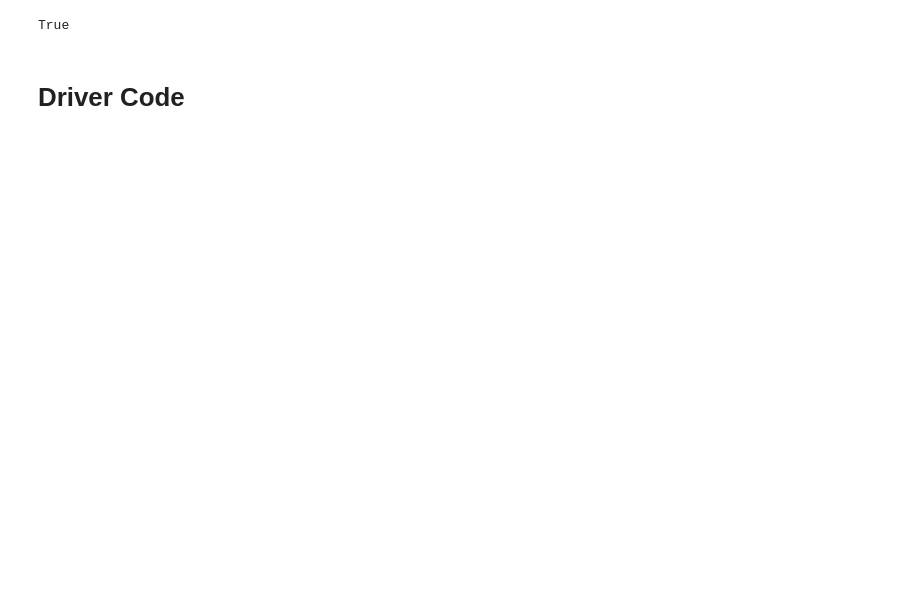
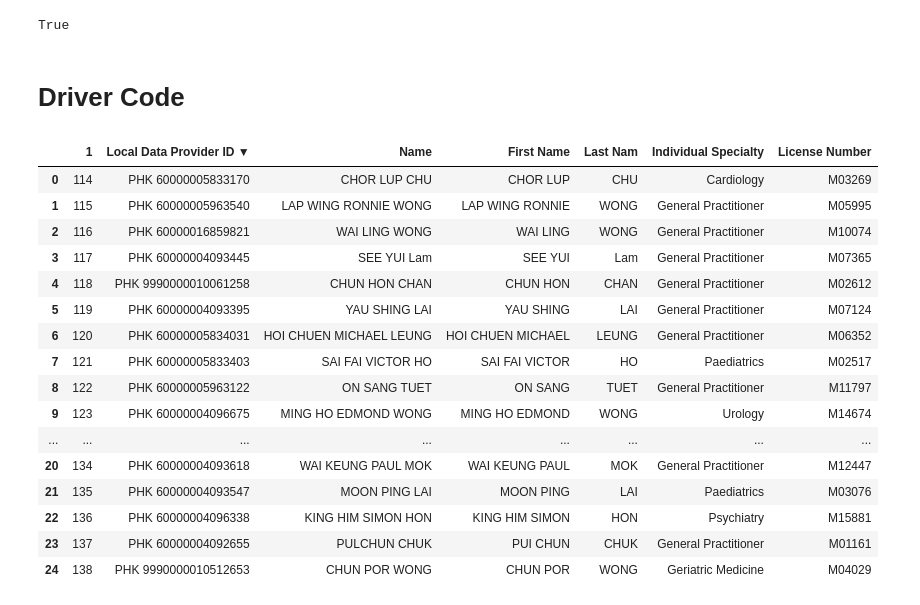
Before and after one commit to jackson-hu1279/Doc-DB, a Jupyter notebook: main.ipynb, the cells around one changed output. Cells and saved outputs as stored; diff of their text form; code cells hidden in the pictures; blank space fills up the shorter version.

```diff
--- a/main.ipynb
+++ b/main.ipynb
@@ -97,0 +96,21 @@ doc_names = ["竺培鎮", "陳計明"]
+# %%
+input_df = pd.read_excel("input_output/doc_names.xlsx")
+input_df
+# %% [output]
+|  | 1 | Local Data Provider ID ▼ | Name | First Name | Last Nam | Individual Specialty | License Number |
+| 0 | 114 | PHK 60000005833170 | CHOR LUP CHU | CHOR LUP | CHU | Cardiology | M03269 |
+| 1 | 115 | PHK 60000005963540 | LAP WING RONNIE WONG | LAP WING RONNIE | WONG | General Practitioner | M05995 |
+| 2 | 116 | PHK 60000016859821 | WAI LING WONG | WAI LING | WONG | General Practitioner | M10074 |
+| 3 | 117 | PHK 60000004093445 | SEE YUI Lam | SEE YUI | Lam | General Practitioner | M07365 |
+| 4 | 118 | PHK 9990000010061258 | CHUN HON CHAN | CHUN HON | CHAN | General Practitioner | M02612 |
+| 5 | 119 | PHK 60000004093395 | YAU SHING LAI | YAU SHING | LAI | General Practitioner | M07124 |
+| 6 | 120 | PHK 60000005834031 | HOI CHUEN MICHAEL LEUNG | HOI CHUEN MICHAEL | LEUNG | General Practitioner | M06352 |
+| 7 | 121 | PHK 60000005833403 | SAI FAI VICTOR HO | SAI FAI VICTOR | HO | Paediatrics | M02517 |
+| 8 | 122 | PHK 60000005963122 | ON SANG TUET | ON SANG | TUET | General Practitioner | M11797 |
+| 9 | 123 | PHK 60000004096675 | MING HO EDMOND WONG | MING HO EDMOND | WONG | Urology | M14674 |
+| ... | ... | ... | ... | ... | ... | ... | ... |
+| 20 | 134 | PHK 60000004093618 | WAI KEUNG PAUL MOK | WAI KEUNG PAUL | MOK | General Practitioner | M12447 |
+| 21 | 135 | PHK 60000004093547 | MOON PING LAI | MOON PING | LAI | Paediatrics | M03076 |
+| 22 | 136 | PHK 60000004096338 | KING HIM SIMON HON | KING HIM SIMON | HON | Psychiatry | M15881 |
+| 23 | 137 | PHK 60000004092655 | PULCHUN CHUK | PUI CHUN | CHUK | General Practitioner | M01161 |
+| 24 | 138 | PHK 9990000010512653 | CHUN POR WONG | CHUN POR | WONG | Geriatric Medicine | M04029 |
```
Also changed, not shown: parts of 4 cells of this notebook, 1 other file.
